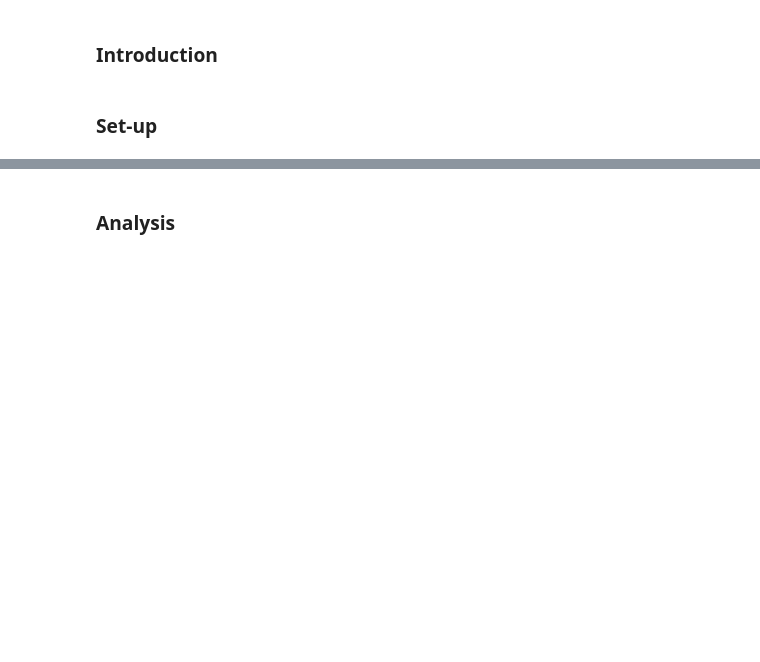
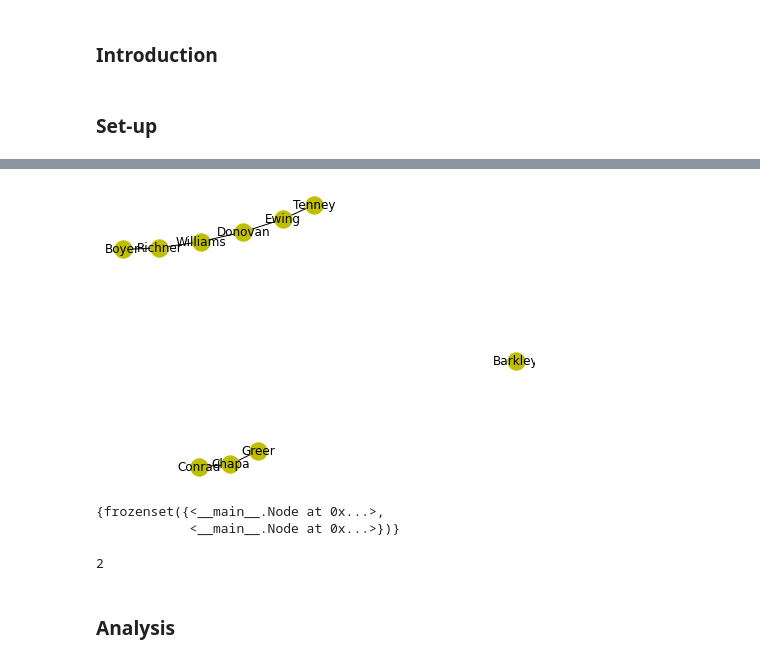
Before and after one commit to ruskirin/mth337, a Jupyter notebook: project5-network.ipynb, the cells around one changed output, grey strips where cells are left out. Cells and saved outputs as stored; diff of their text form; code cells hidden in the pictures; blank space fills up the shorter version.

Commit message:
Project 5: finishing main code; need to add narrative

```diff
--- a/project5-network.ipynb
+++ b/project5-network.ipynb
@@ -106,0 +178,5 @@ set()
+# %%
+net.add_relation(a, b)
+net.draw()
+# %% [output]
+[figure, added]
@@ -107,3 +186,13 @@ set()
+# %%
+z = {x1, x2}
+z
+# %% [output]
+{frozenset({<__main__.Node at 0x...>,
+            <__main__.Node at 0x...>})}
+# %%
+len(z)
+# %% [output]
+2
 # %% [markdown]
 ### Analysis
 # %% [markdown]
```
Also changed, not shown: parts of 9 cells of this notebook, 14 other files.
